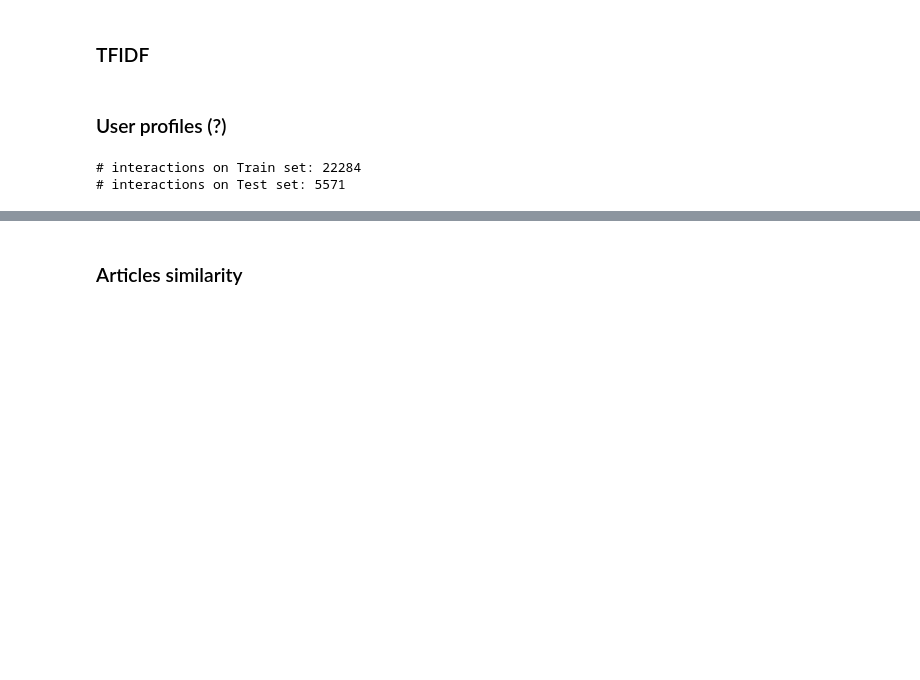
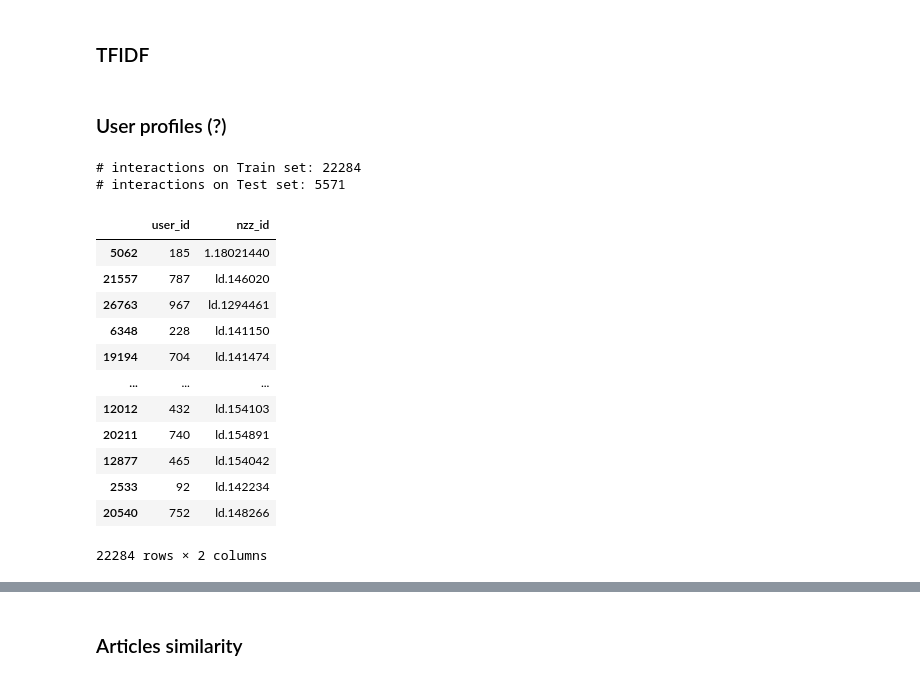
Before and after one commit to amakarewicz/RecommenderSystem, a Jupyter notebook: Agata/articles_similarity_2.ipynb, the cells around one changed output, grey strips where cells are left out. Saved outputs shown, nothing was run; the diff lists cells and outputs as text; code cells hidden in the pictures; blank space fills up the shorter version.

```diff
--- a/Agata/articles_similarity_2.ipynb
+++ b/Agata/articles_similarity_2.ipynb
@@ -42,10 +42,12 @@ tfidf_vectorizer = TfidfVectorizer(analyzer='word',
 ### User profiles (?)
 # %%
 readers = pd.read_csv('./../readers.csv')
+# %%
+readers.columns = ['user_id','nzz_id']
 # %%
 # all users have enough interactions (min 5) so train-test-split basically on readers dataset
 interactions_train, interactions_test = train_test_split(readers,
-                                   stratify=readers['id'],
+                                   stratify=readers['user_id'],
                                    test_size=0.20,
                                    random_state=123)
 
@@ -54,6 +56,22 @@ print('# interactions on Test set: %d' % len(interactions_test))
 # %% [output]
 # interactions on Train set: 22284
 # interactions on Test set: 5571
+# %%
+interactions_train
+# %% [output]
+|  | user_id | nzz_id |
+| 5062 | 185 | 1.18021440 |
+| 21557 | 787 | ld.146020 |
+| 26763 | 967 | ld.1294461 |
+| 6348 | 228 | ld.141150 |
+| 19194 | 704 | ld.141474 |
+| ... | ... | ... |
+| 12012 | 432 | ld.154103 |
+| 20211 | 740 | ld.154891 |
+| 12877 | 465 | ld.154042 |
+| 2533 | 92 | ld.142234 |
+| 20540 | 752 | ld.148266 |
+22284 rows × 2 columns
 # %%
 def vectorize_and_build_profiles(vectorizer,data):
 
```
Also changed, not shown: parts of 23 cells of this notebook, 3 other files.
